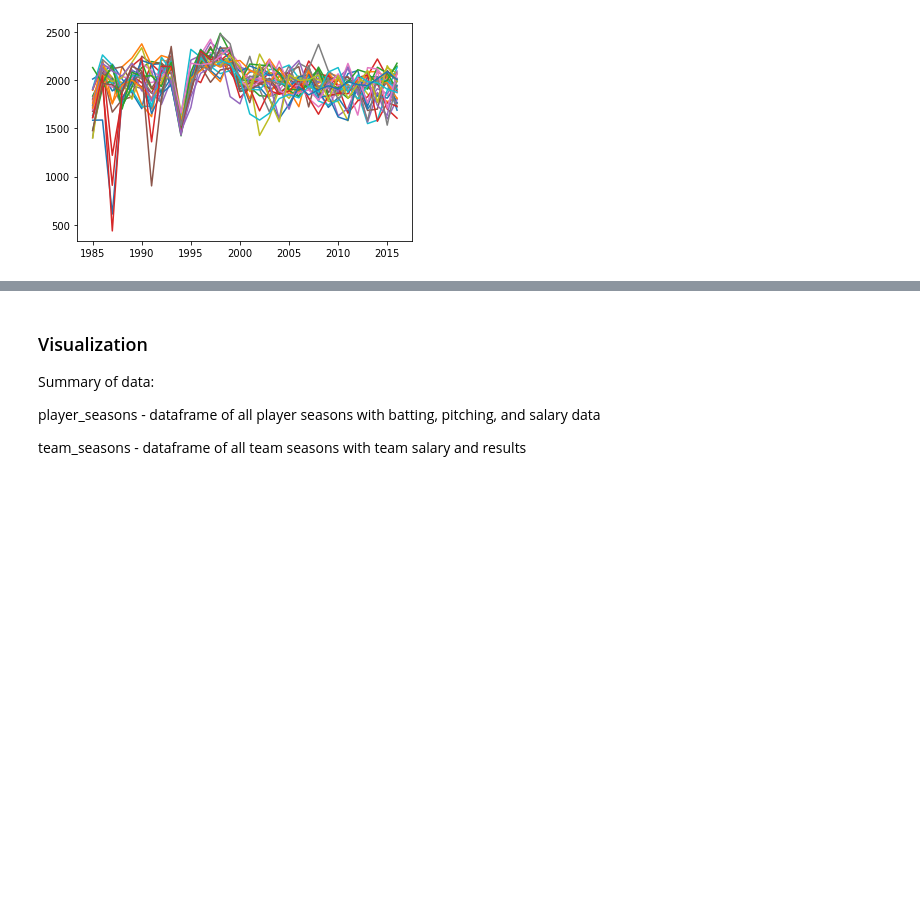
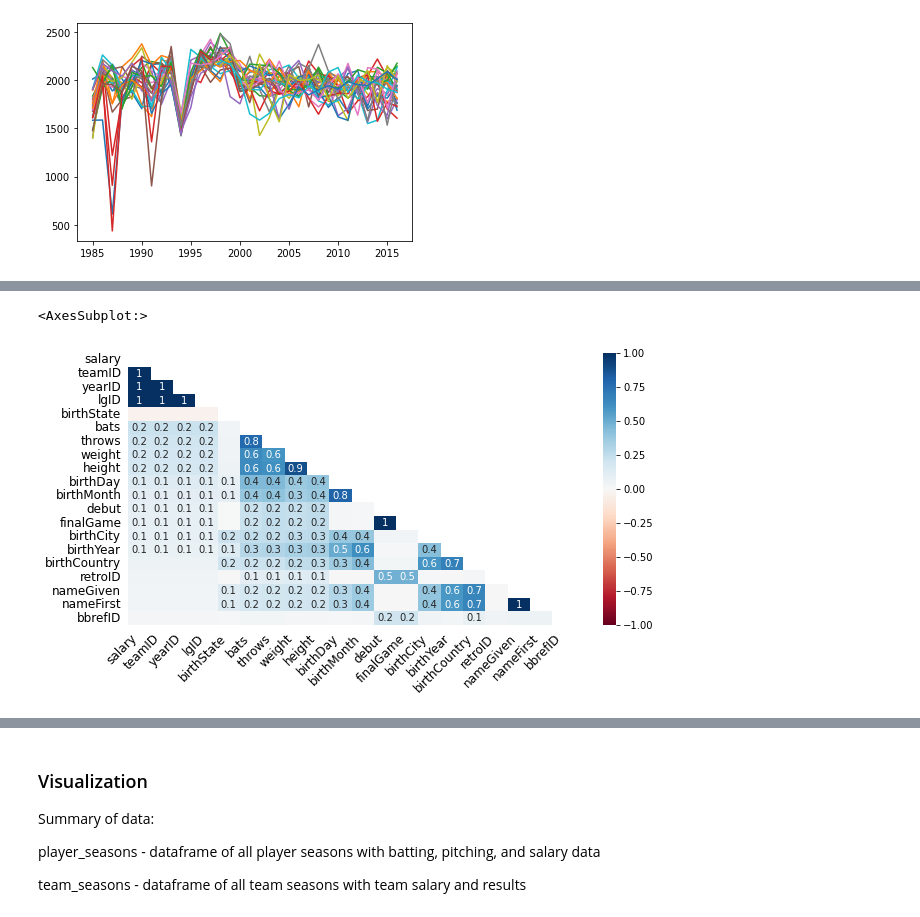
Before and after one commit to afspicciati/NYCDSA-Python-Data-Analysis-Project, a Jupyter notebook: project_lahman.ipynb, the cells around one changed output, grey strips where cells are left out. Drawn from its saved outputs; the diff is of its cells as text; code cells hidden in the pictures; blank space fills up the shorter version.

```diff
--- a/project_lahman.ipynb
+++ b/project_lahman.ipynb
@@ -181,0 +193,5 @@ for key in games_by_year_team_salary['franchID'].unique():
+# %%
+missingno.heatmap(player_seasons_full,sort="ascending", figsize=(10,5), fontsize=12)
+# %% [output]
+<AxesSubplot:>
+[figure, added]
```
Also changed, not shown: parts of 37 cells of this notebook, 4 other files.
